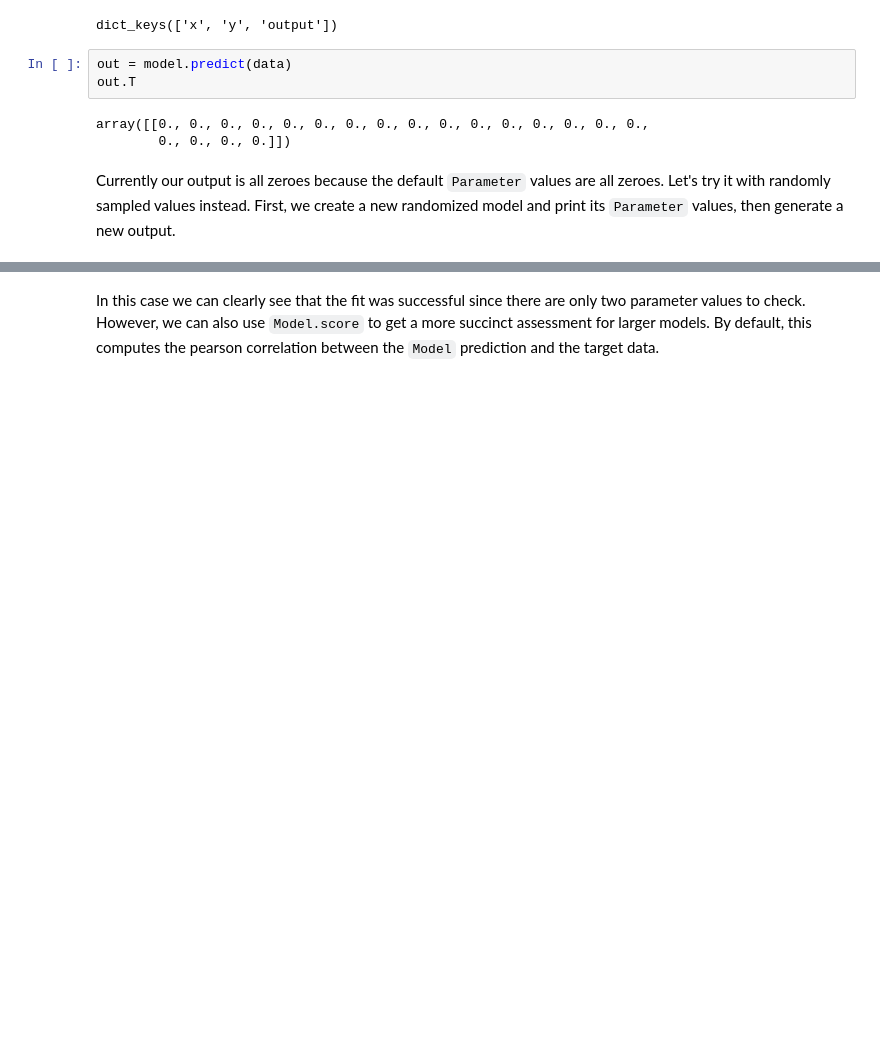
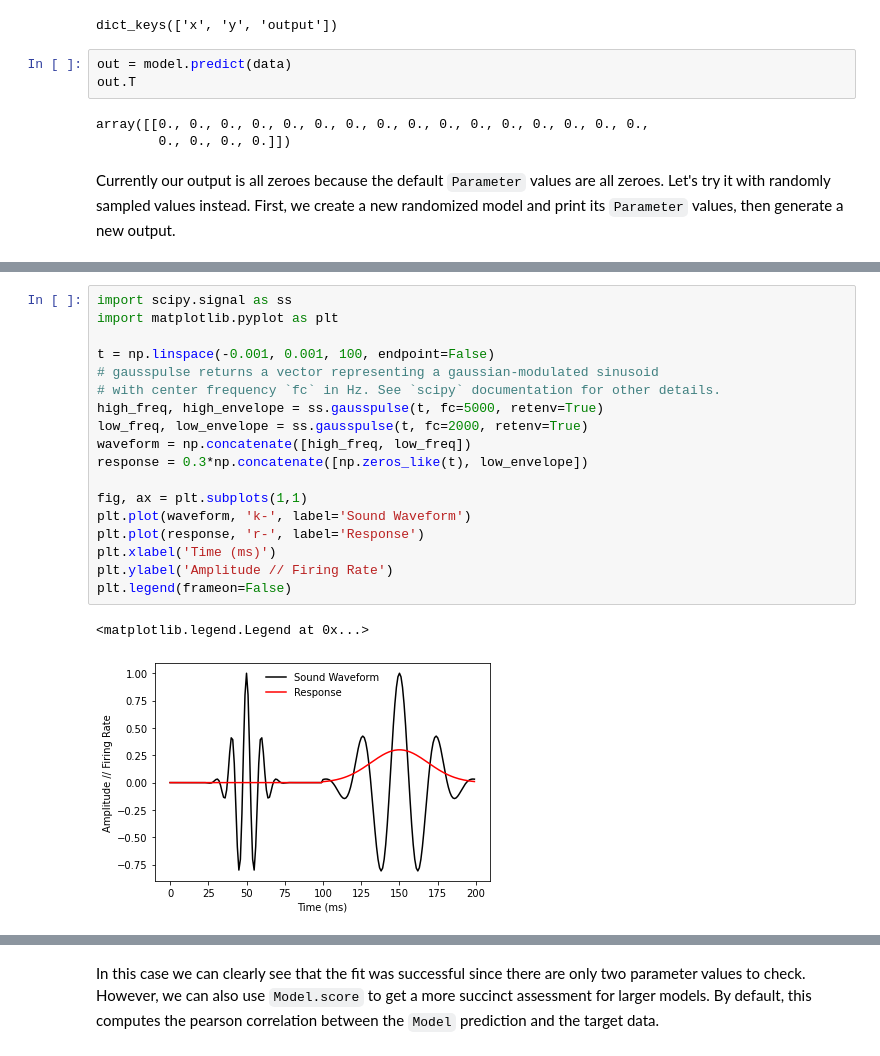
Before and after one commit to LBHB/NEMS, a Jupyter notebook: docs/source/tutorials/intro.ipynb, the cells around one changed output, grey strips where cells are left out. Drawn from its saved outputs; the diff is of its cells as text; blank space fills up the shorter version.

```diff
--- a/docs/source/tutorials/intro.ipynb
+++ b/docs/source/tutorials/intro.ipynb
@@ -227,0 +236,21 @@ array([[0.72907787, 0.300961  , 2.73497655, 1.12274434, 1.50585002,
+# %%
+import scipy.signal as ss
+import matplotlib.pyplot as plt
+
+t = np.linspace(-0.001, 0.001, 100, endpoint=False)
+# gausspulse returns a vector representing a gaussian-modulated sinusoid
+# with center frequency `fc` in Hz. See `scipy` documentation for other details.
+high_freq, high_envelope = ss.gausspulse(t, fc=5000, retenv=True)
+low_freq, low_envelope = ss.gausspulse(t, fc=2000, retenv=True)
+waveform = np.concatenate([high_freq, low_freq])
+response = 0.3*np.concatenate([np.zeros_like(t), low_envelope])
+
+fig, ax = plt.subplots(1,1)
+plt.plot(waveform, 'k-', label='Sound Waveform')
+plt.plot(response, 'r-', label='Response')
+plt.xlabel('Time (ms)')
+plt.ylabel('Amplitude // Firing Rate')
+plt.legend(frameon=False)
+# %% [output]
+<matplotlib.legend.Legend at 0x...>
+[figure, added]
```
Also changed, not shown: parts of 15 cells of this notebook.
